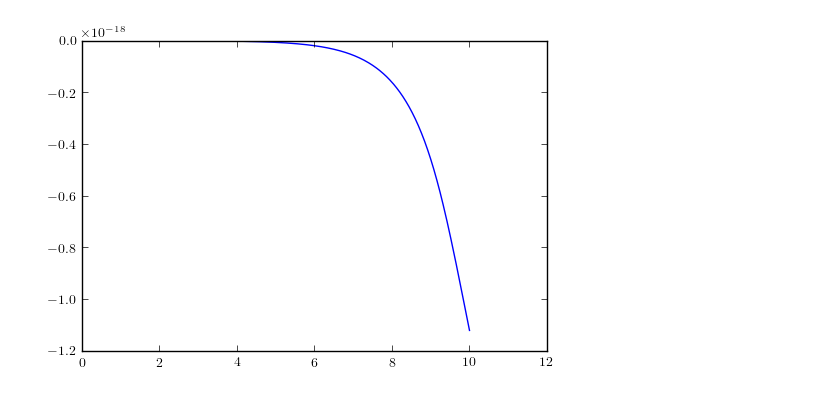
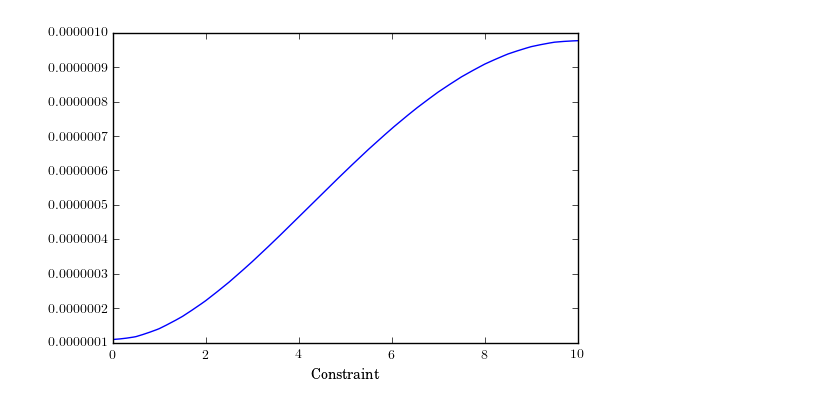
Before and after one commit to johntfoster/inextensible_beam_code, a Jupyter notebook: InextensibleBeamFEA.ipynb, the cells around one changed output. Drawn from its saved outputs; the diff is of its cells as text; code cells hidden in the pictures.

```diff
--- a/InextensibleBeamFEA.ipynb
+++ b/InextensibleBeamFEA.ipynb
@@ -186,6 +226,4 @@ problem.plot_lambda()
-# %%
-(x1, u1) = problem.generate_u1()
-(x2, u2) = problem.generate_u2()
-plt.plot(x1+u1,u2);
-# %% [output]
-[figure, removed]
+# %%
+problem.plot_constraint()
+# %% [output]
+[figure, added]
```
Also changed, not shown: parts of 7 cells of this notebook, 1 other file.
